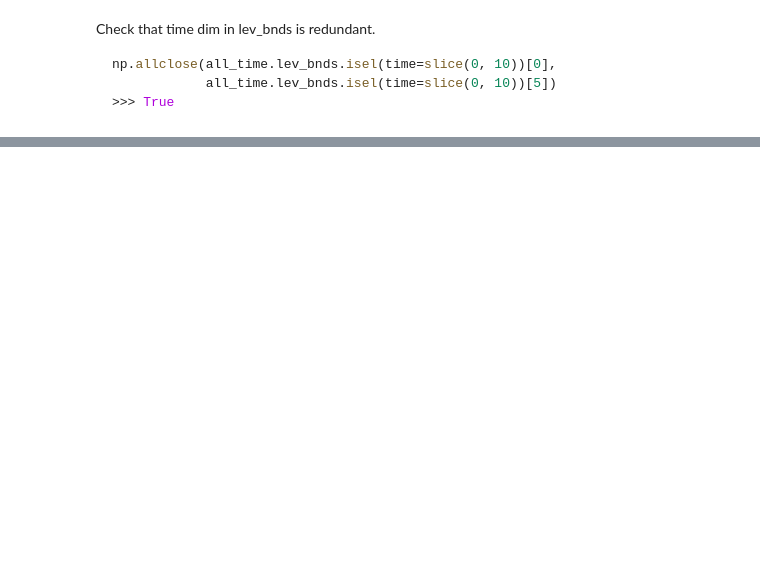
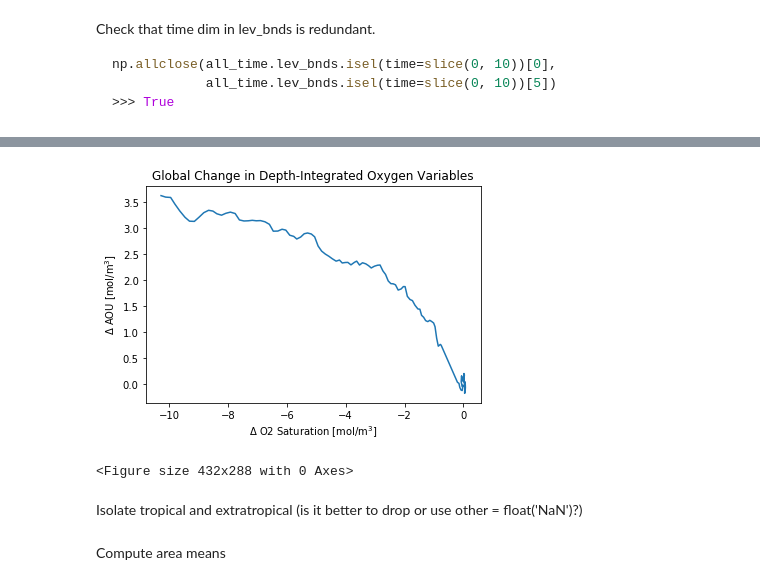
Before and after one commit to matt-long/cmip6hack-ocean-o2, a Jupyter notebook: notebooks/AOU_v_O2sat.ipynb, the cells around one changed output, grey strips where cells are left out. Saved outputs shown, nothing was run; the diff lists cells and outputs as text; code cells hidden in the pictures; blank space fills up the shorter version.

```diff
--- a/notebooks/AOU_v_O2sat.ipynb
+++ b/notebooks/AOU_v_O2sat.ipynb
@@ -431,0 +433,18 @@ Coordinates:
+# %%
+# Compute annual trend from monthly
+annual_delta_o2_sat = global_delta_o2_sat.groupby('time.year').mean('time')
+annual_delta_aou = global_delta_aou.groupby('time.year').mean('time')
+# %%
+fig = plt.plot(np.array(annual_delta_o2_sat)[0],np.array(annual_delta_aou)[0])
+plt.xlabel("Δ O2 Saturation [mol/m$^3$]")
+plt.ylabel('Δ AOU [mol/m$^3$]')
+plt.title('Global Change in Depth-Integrated Oxygen Variables')
+
+plt.show()
+
+plt.savefig('aou_vs_o2sat.png')
+# %% [output]
+[figure, added]
+<Figure size 432x288 with 0 Axes>
+# %% [markdown]
+Isolate tropical and extratropical (is it better to drop or use other = float('NaN')?)
@@ -431,0 +460,2 @@ Coordinates:
+# %% [markdown]
+Compute area means
```
Also changed, not shown: parts of 37 cells of this notebook.
